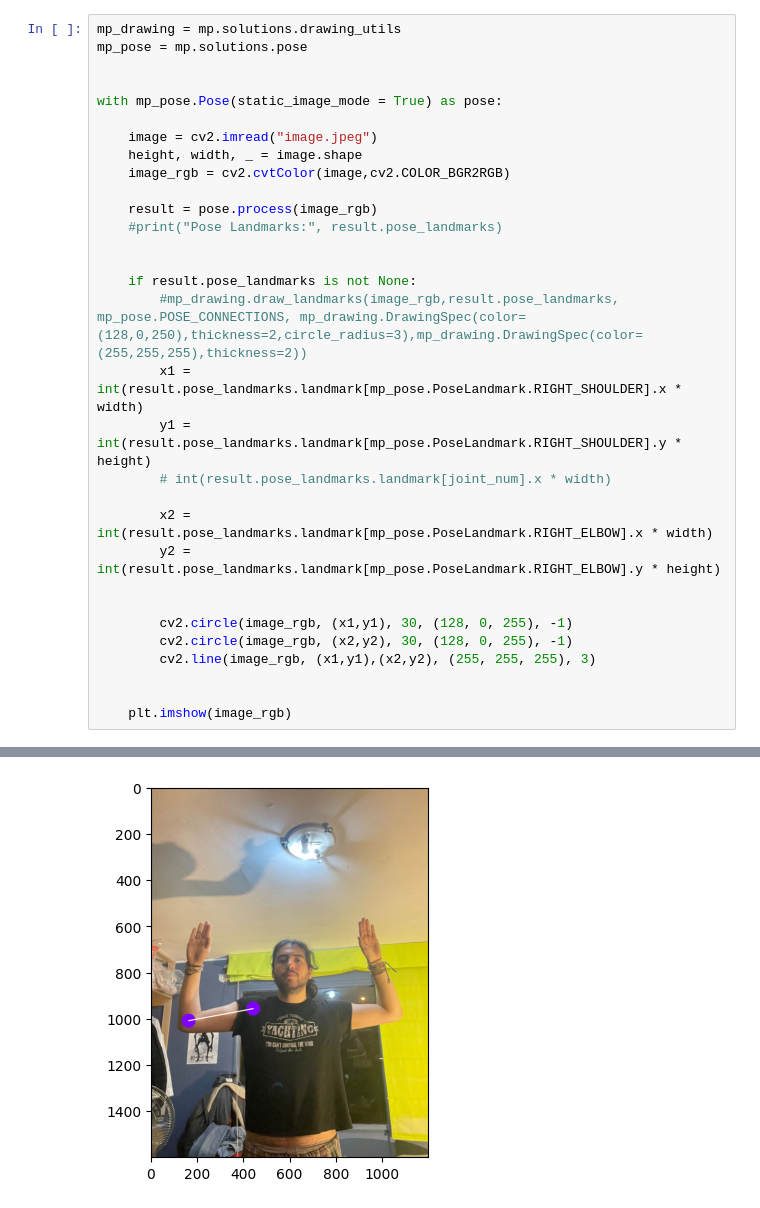
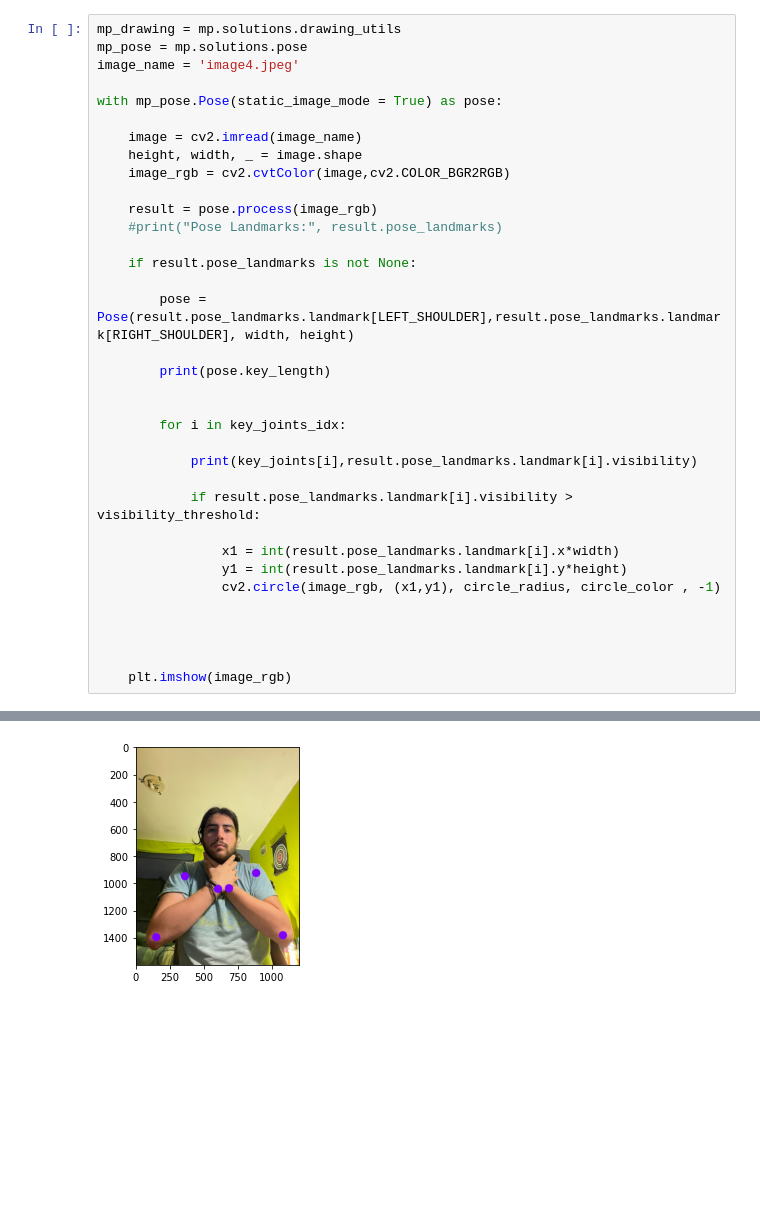
Before and after one commit to pastoruri/poserecognition, a Jupyter notebook: pose.ipynb, the cells around one changed output, grey strips where cells are left out. Drawn from its saved outputs; the diff is of its cells as text; blank space fills up the shorter version.

```diff
--- a/pose.ipynb
+++ b/pose.ipynb
@@ -5,31 +115,35 @@ from matplotlib import pyplot as plt
 # %%
 mp_drawing = mp.solutions.drawing_utils
 mp_pose = mp.solutions.pose
-
+image_name = 'image4.jpeg'
 
 with mp_pose.Pose(static_image_mode = True) as pose:
 
-    image = cv2.imread("image.jpeg")
+    image = cv2.imread(image_name)
     height, width, _ = image.shape
     image_rgb = cv2.cvtColor(image,cv2.COLOR_BGR2RGB)
 
     result = pose.process(image_rgb)
     #print("Pose Landmarks:", result.pose_landmarks)
 
+    if result.pose_landmarks is not None:
 
-    if result.pose_landmarks is not None:
-        #mp_drawing.draw_landmarks(image_rgb,result.pose_landmarks, mp_pose.POSE_CONNECTIONS, mp_drawing.DrawingSpec(color=(128,0,250),thickness=2,circle_radius=3),mp_drawing.DrawingSpec(color=(255,255,255),thickness=2))
-        x1 = int(result.pose_landmarks.landmark[mp_pose.PoseLandmark.RIGHT_SHOULDER].x * width)
-        y1 = int(result.pose_landmarks.landmark[mp_pose.PoseLandmark.RIGHT_SHOULDER].y * height)
-        # int(result.pose_landmarks.landmark[joint_num].x * width)
+        pose = Pose(result.pose_landmarks.landmark[LEFT_SHOULDER],result.pose_landmarks.landmark[RIGHT_SHOULDER], width, height)
 
-        x2 = int(result.pose_landmarks.landmark[mp_pose.PoseLandmark.RIGHT_ELBOW].x * width)
-        y2 = int(result.pose_landmarks.landmark[mp_pose.PoseLandmark.RIGHT_ELBOW].y * height)
+        print(pose.key_length)
 
 
-        cv2.circle(image_rgb, (x1,y1), 30, (128, 0, 255), -1)
-        cv2.circle(image_rgb, (x2,y2), 30, (128, 0, 255), -1)
-        cv2.line(image_rgb, (x1,y1),(x2,y2), (255, 255, 255), 3)
+        for i in key_joints_idx:
+
+            print(key_joints[i],result.pose_landmarks.landmark[i].visibility)
+
+            if result.pose_landmarks.landmark[i].visibility > visibility_threshold:
+
+                x1 = int(result.pose_landmarks.landmark[i].x*width)
+                y1 = int(result.pose_landmarks.landmark[i].y*height)
+                cv2.circle(image_rgb, (x1,y1), circle_radius, circle_color , -1)
+
+
 
 
     plt.imshow(image_rgb)
@@ -37 +166 @@ with mp_pose.Pose(static_image_mode = True) as pose:
-[figure, old version]
+[figure, new version]
```
Also changed, not shown: parts of 7 cells of this notebook, 3 other files.
